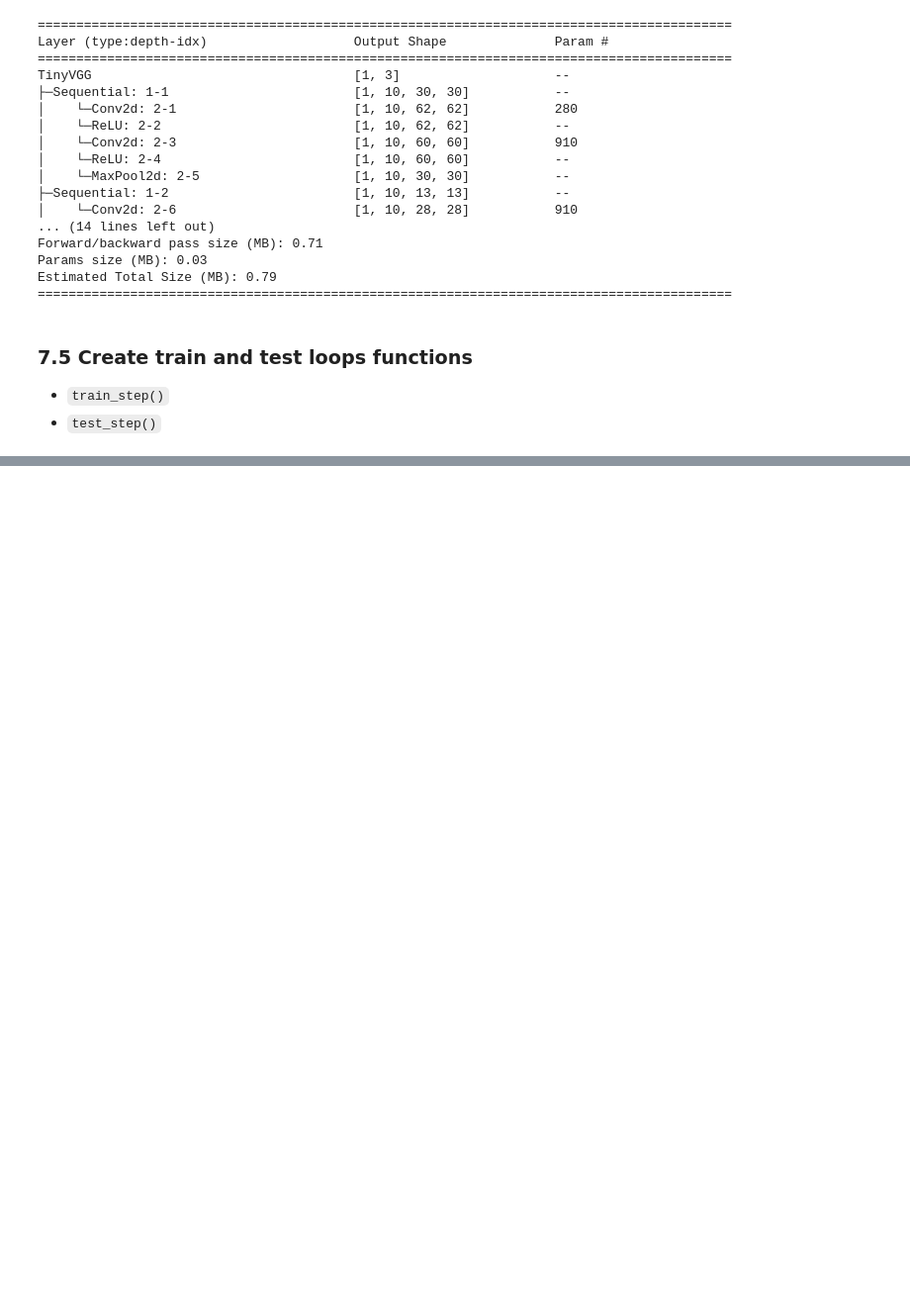
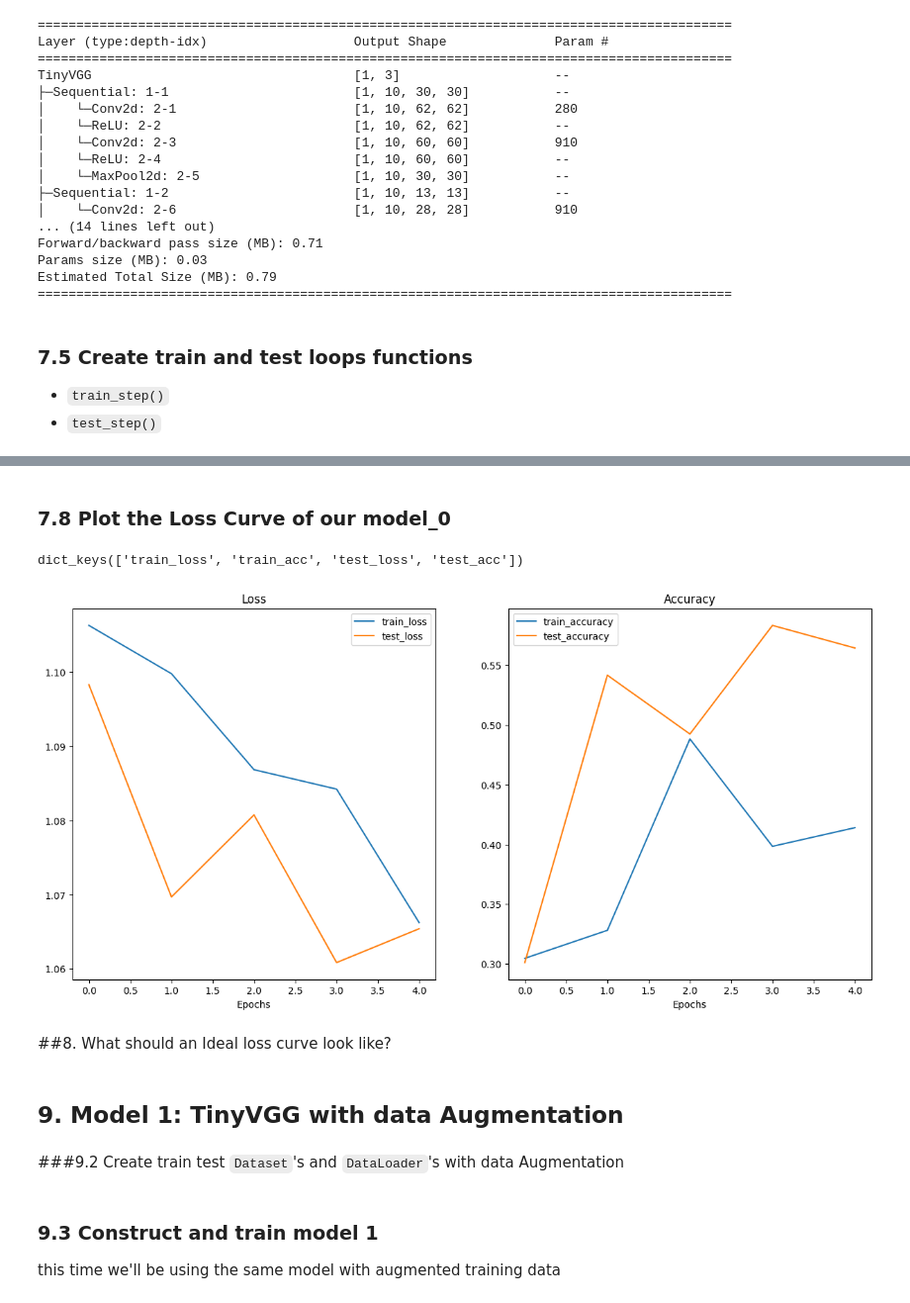
Before and after one commit to aaron-v19/practice, a Jupyter notebook: pytorch_custom_datasts.ipynb, the cells around one changed output, grey strips where cells are left out. Shown at 99% size. Cells and saved outputs as stored; diff of their text form; code cells hidden in the pictures; blank space fills up the shorter version.

```diff
--- a/pytorch_custom_datasts.ipynb
+++ b/pytorch_custom_datasts.ipynb
@@ -607,12 +609,12 @@ from torch.utils.data import DataLoader
 BATCH_SIZE=32
 NUM_WORKERS=os.cpu_count()
 
-train_data_loader=DataLoader(dataset=train_data_simple,
+train_dataloader_simple=DataLoader(dataset=train_data_simple,
                              batch_size=BATCH_SIZE,
                              shuffle=True,
                              num_workers=NUM_WORKERS)
 
-test_data_loader=DataLoader(dataset=test_data_simple,
+test_dataloader_simple=DataLoader(dataset=test_data_simple,
                              batch_size=BATCH_SIZE,
                              shuffle=False,
                              num_workers=NUM_WORKERS)
@@ -847,0 +940,45 @@ def test_step(
+# %% [markdown]
+### 7.8 Plot the Loss Curve of our model_0
+# %%
+# Get the model_0_results keys
+model_0_results.keys()
+# %% [output]
+dict_keys(['train_loss', 'train_acc', 'test_loss', 'test_acc'])
+# %%
+def plot_loss_curves(results:Dict[str,List[float]]):
+    """ Plots training curves of a results dictionary. """
+    #Get the loss values of the results dictionary
+    loss=results["train_loss"]
+    test_loss=results["test_loss"]
+
+    #Get the accuracy values of the results dictionary
+    accuracy=results["train_acc"]
+    test_accuracy=results["test_acc"]
+
+    #figure out how many epochs
+    epochs=range(len(results["train_loss"]))
+
+    #Set up plot
+    plt.figure(figsize=(15,7))
+
+    plt.subplot(1,2,1)
+    plt.plot(epochs,loss,label="train_loss")
+    plt.plot(epochs,test_loss,label="test_loss")
+    plt.title("Loss")
+    plt.xlabel("Epochs")
+    plt.legend()
+
+    plt.subplot(1,2,2)
+    plt.plot(epochs,accuracy,label="train_accuracy")
+    plt.plot(epochs,test_accuracy,label="test_accuracy")
+    plt.title("Accuracy")
+    plt.xlabel("Epochs")
+    plt.legend()
+# %%
+plot_loss_curves(model_0_results)
+# %% [output]
+[figure, added]
+# %% [markdown]
+##8. What should an Ideal loss curve look like?
+# %% [markdown]
+## 9. Model 1: TinyVGG with data Augmentation
@@ -847,0 +999,2 @@ def test_step(
+# %% [markdown]
+###9.2 Create train test `Dataset`'s and `DataLoader`'s with data Augmentation
@@ -847,0 +1026,4 @@ def test_step(
+# %% [markdown]
+### 9.3 Construct and train model 1
+
+this time we'll be using the same model with augmented training data
```
Also changed, not shown: parts of 46 cells of this notebook.
